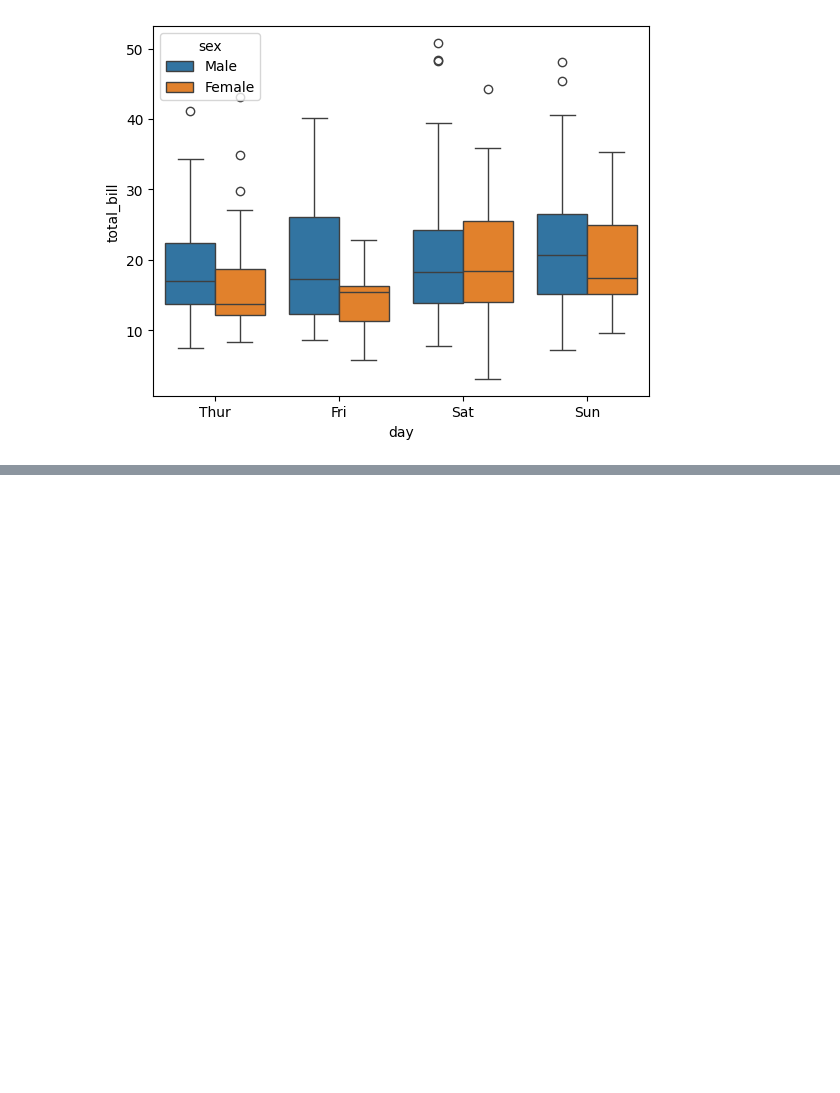
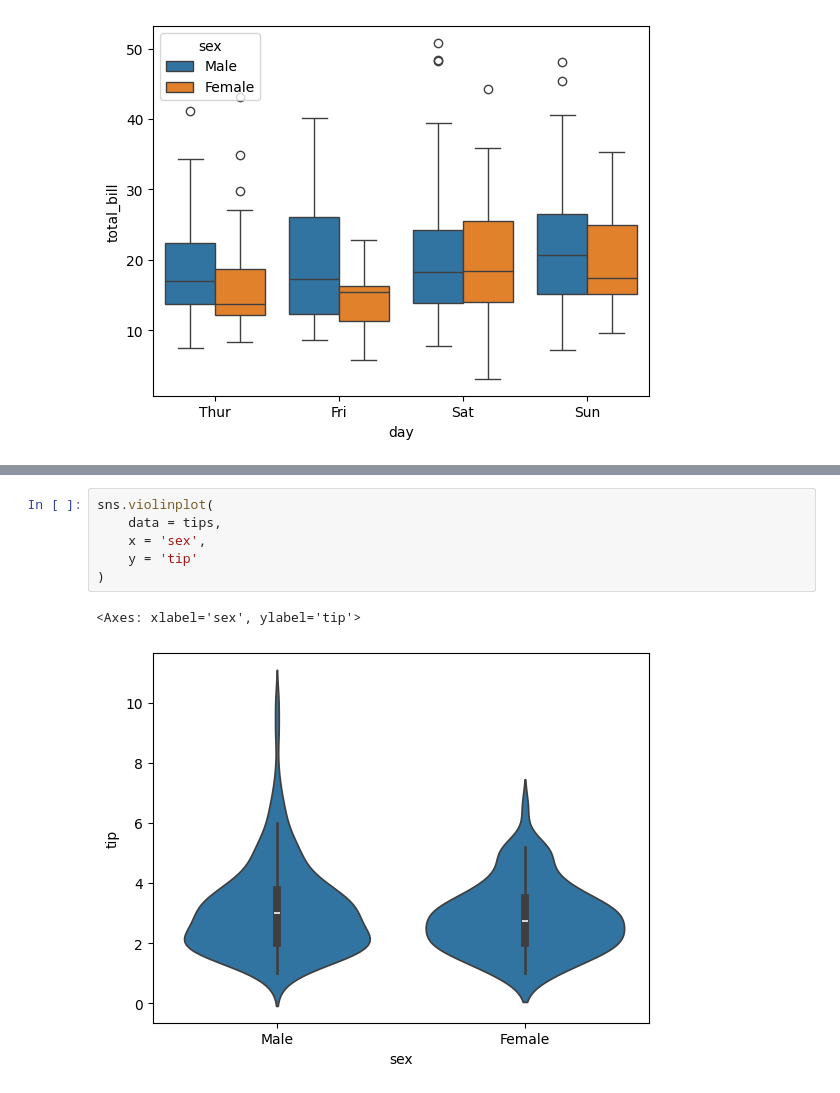
Before and after one commit to kshitij-commit/DataScience, a Jupyter notebook: 05_seaborn/03_Categorical_Plots.ipynb, the cells around one changed output, grey strips where cells are left out. Drawn from its saved outputs; the diff is of its cells as text; blank space fills up the shorter version.

Commit message:
fea: add basics of violinplot

```diff
--- a/05_seaborn/03_Categorical_Plots.ipynb
+++ b/05_seaborn/03_Categorical_Plots.ipynb
@@ -287,0 +340,9 @@ plt.show()
+# %%
+sns.violinplot(
+    data = tips,
+    x = 'sex',
+    y = 'tip'
+)
+# %% [output]
+<Axes: xlabel='sex', ylabel='tip'>
+[figure, added]
```
Also changed, not shown: parts of 9 cells of this notebook.
